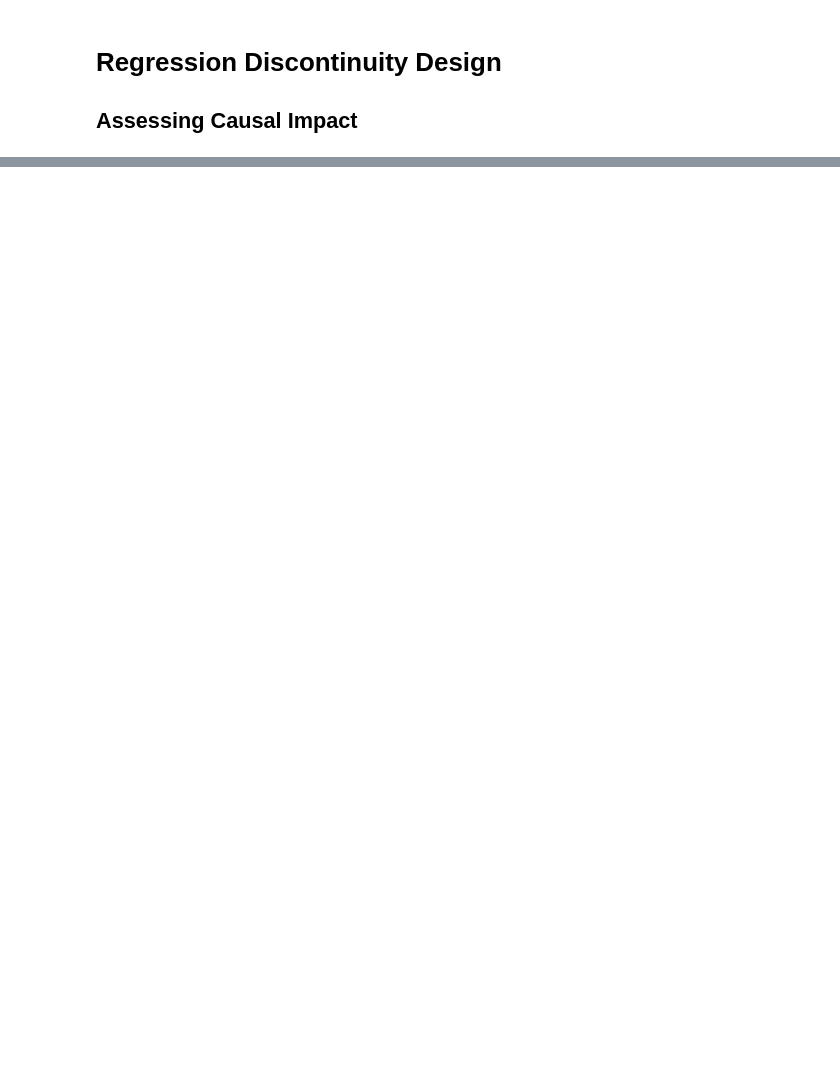
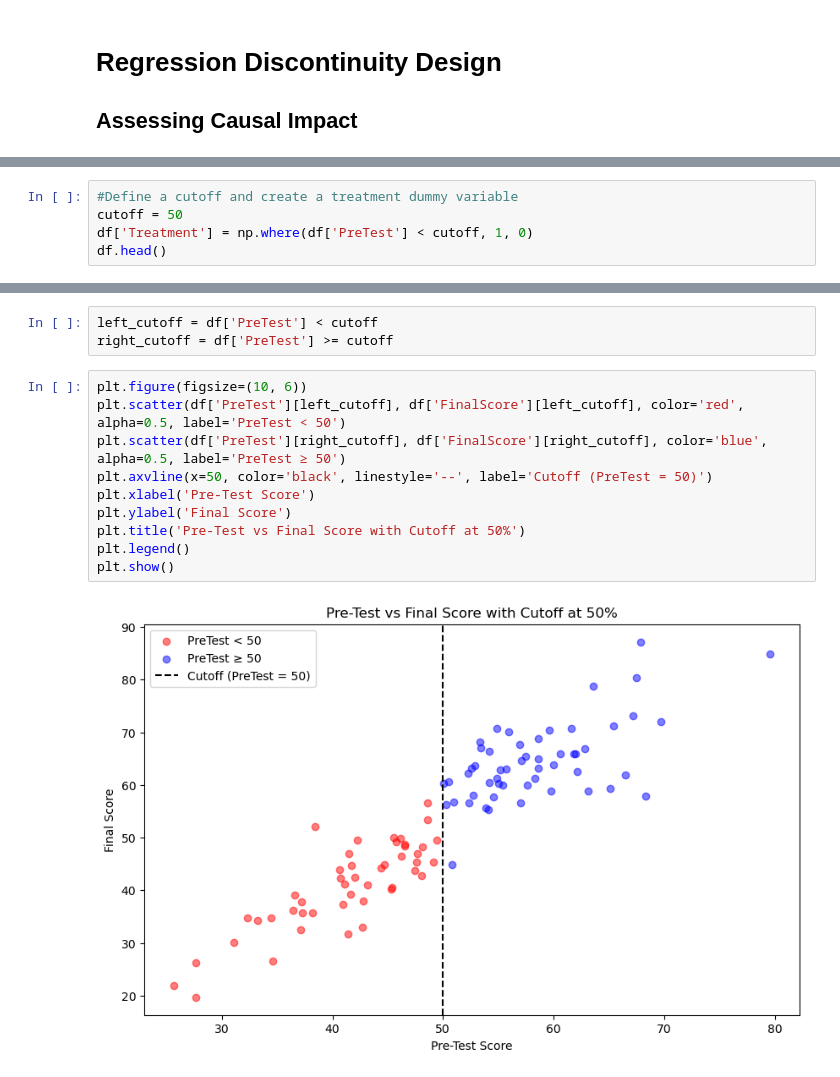
Before and after one commit to rjwrobel86/Python4Statistics, a Jupyter notebook: Notebooks/RegressionDiscontinuityDesign.ipynb, the cells around one changed output, grey strips where cells are left out. Cells and saved outputs as stored; diff of their text form; blank space fills up the shorter version.

```diff
--- a/Notebooks/RegressionDiscontinuityDesign.ipynb
+++ b/Notebooks/RegressionDiscontinuityDesign.ipynb
@@ -164,0 +24,5 @@ Treatment Effect: 0.27235359143046856
+# %%
+#Define a cutoff and create a treatment dummy variable
+cutoff = 50
+df['Treatment'] = np.where(df['PreTest'] < cutoff, 1, 0)
+df.head()
@@ -164,0 +36,15 @@ Treatment Effect: 0.27235359143046856
+# %%
+left_cutoff = df['PreTest'] < cutoff
+right_cutoff = df['PreTest'] >= cutoff
+# %%
+plt.figure(figsize=(10, 6))
+plt.scatter(df['PreTest'][left_cutoff], df['FinalScore'][left_cutoff], color='red', alpha=0.5, label='PreTest < 50')
+plt.scatter(df['PreTest'][right_cutoff], df['FinalScore'][right_cutoff], color='blue', alpha=0.5, label='PreTest ≥ 50')
+plt.axvline(x=50, color='black', linestyle='--', label='Cutoff (PreTest = 50)')
+plt.xlabel('Pre-Test Score')
+plt.ylabel('Final Score')
+plt.title('Pre-Test vs Final Score with Cutoff at 50%')
+plt.legend()
+plt.show()
+# %% [output]
+[figure, added]
```
Also changed, not shown: parts of 18 cells of this notebook, 26 other files.
